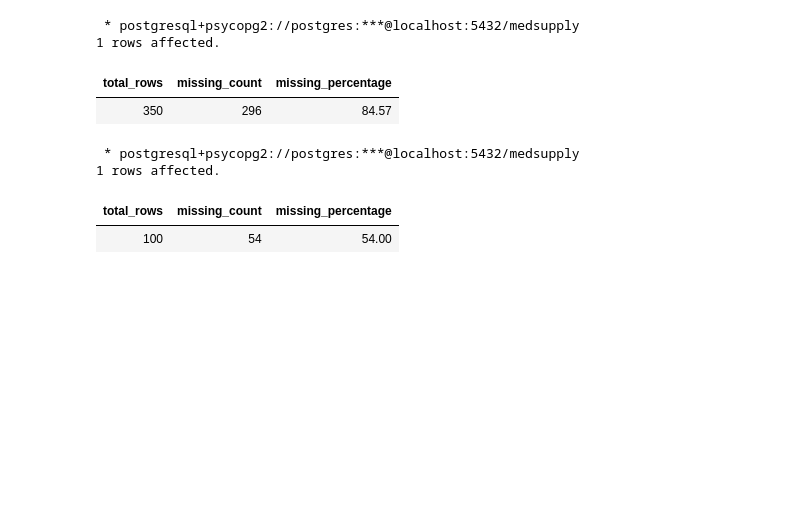
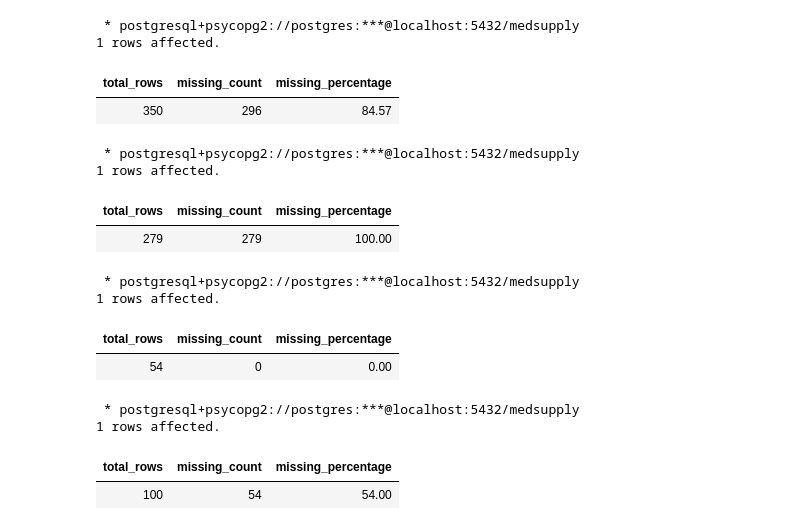
Before and after one commit to Rpfitrah/MedSupply-Project, a Jupyter notebook: 03-Data_Verification.ipynb, the cells around one changed output. Cells and saved outputs as stored; diff of their text form; code cells hidden in the pictures; blank space fills up the shorter version.

```diff
--- a/03-Data_Verification.ipynb
+++ b/03-Data_Verification.ipynb
@@ -255,6 +255,34 @@ FROM transactions_item;
 1 rows affected.
 | total_rows | missing_count | missing_percentage |
 | 350 | 296 | 84.57 |
+# %%
+%%sql
+
+SELECT
+    COUNT(*) AS total_rows,
+    COUNT(*) - COUNT(inden_actual_time_days) AS missing_count,
+    ROUND(((COUNT(*) - COUNT(inden_actual_time_days)) * 100.0 / COUNT(*))::NUMERIC, 2) AS missing_percentage
+FROM transactions_item
+WHERE inden_flag = 'No';
+# %% [output]
+ * postgresql+psycopg2://postgres:***@localhost:5432/medsupply
+1 rows affected.
+| total_rows | missing_count | missing_percentage |
+| 279 | 279 | 100.00 |
+# %%
+%%sql
+
+SELECT
+    COUNT(*) AS total_rows,
+    COUNT(*) - COUNT(inden_actual_time_days) AS missing_count,
+    ROUND(((COUNT(*) - COUNT(inden_actual_time_days)) * 100.0 / COUNT(*))::NUMERIC, 2) AS missing_percentage
+FROM transactions_item
+WHERE inden_flag = 'Yes';
+# %% [output]
+ * postgresql+psycopg2://postgres:***@localhost:5432/medsupply
+1 rows affected.
+| total_rows | missing_count | missing_percentage |
+| 54 | 0 | 0.00 |
 # %%
 %%sql
 
```
Also changed, not shown: parts of 2 cells of this notebook, 1 other file.
